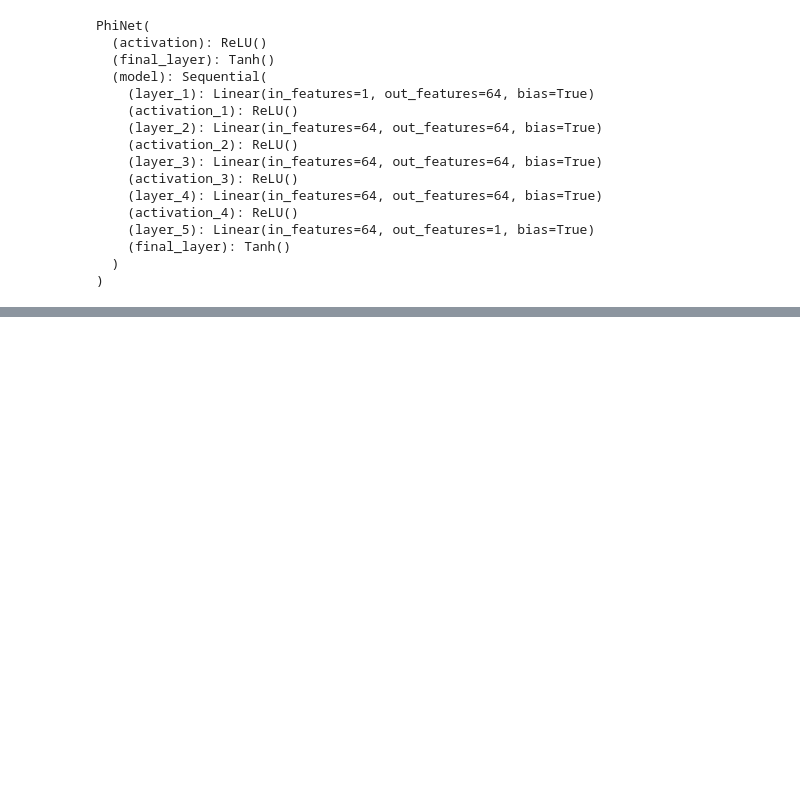
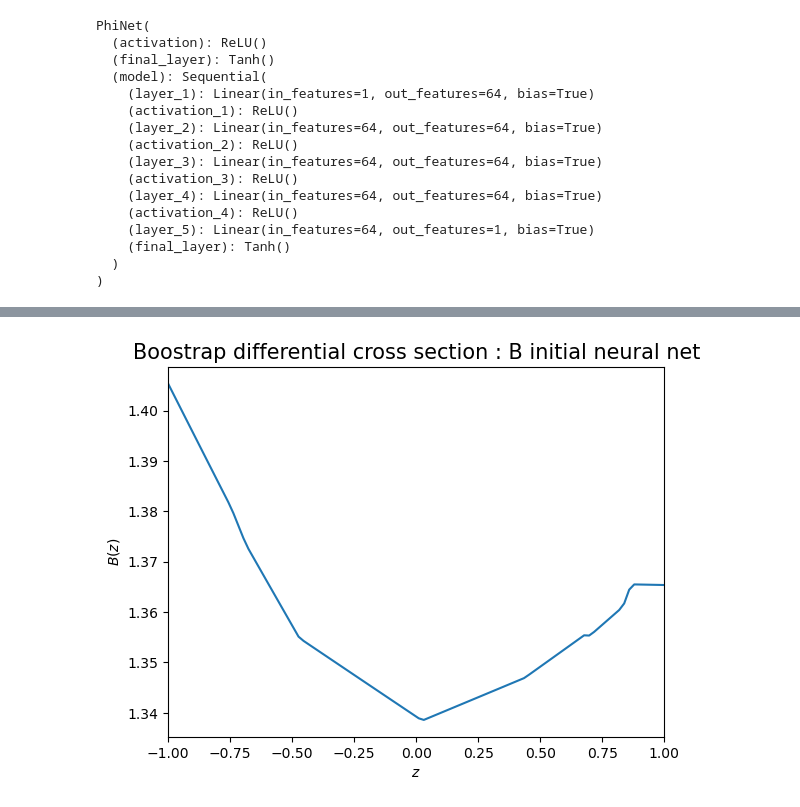
Before and after one commit to aureliendersy/S-Matrix-Bootstrap, a Jupyter notebook: 2to2_scattering_bmod.ipynb, the cells around one changed output, grey strips where cells are left out. Saved outputs shown, nothing was run; the diff lists cells and outputs as text; code cells hidden in the pictures; blank space fills up the shorter version.

```diff
--- a/2to2_scattering_bmod.ipynb
+++ b/2to2_scattering_bmod.ipynb
@@ -791,0 +886,21 @@ tensor(0.0005, device='mps:0', grad_fn=<MseLossBackward0>)
+# %%
+import matplotlib.pyplot as plt
+from neptune.new.types import File
+seed_num = 42
+torch.manual_seed(seed_num)
+torch.cuda.manual_seed(seed_num)
+net_mod3 = ModuleNetLinear([16,16, 16,16])
+
+z_pointst = torch.linspace(-1,1,steps=100, device=device)
+
+with torch.no_grad():
+    net_b3 = net_mod3(z_pointst.view(-1,1))
+
+plt.plot(z_pointst.cpu(), net_b3.cpu())
+plt.xlabel('$z$')
+plt.ylabel('$B(z)$')
+plt.title('Boostrap differential cross section : B initial neural net', fontsize = 15)
+plt.xlim([-1,1])
+plt.show()
+# %% [output]
+[figure, added]
```
Also changed, not shown: parts of 32 cells of this notebook, 2 other files.
